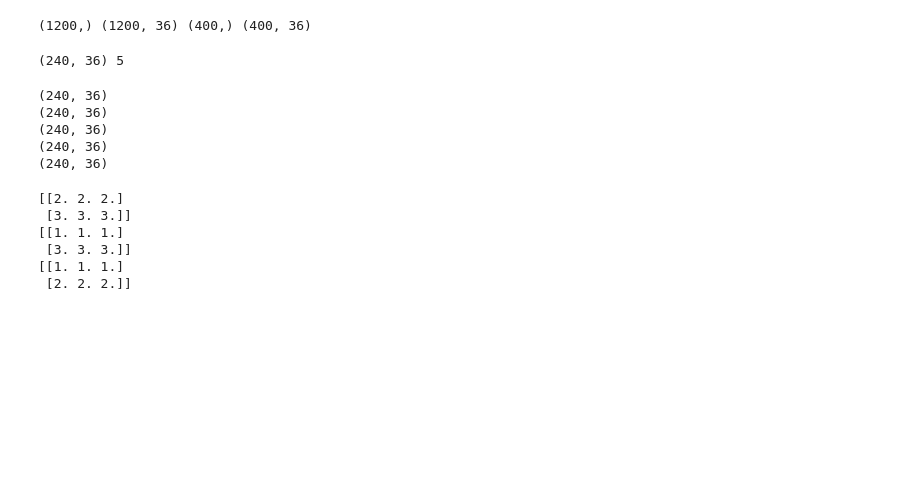
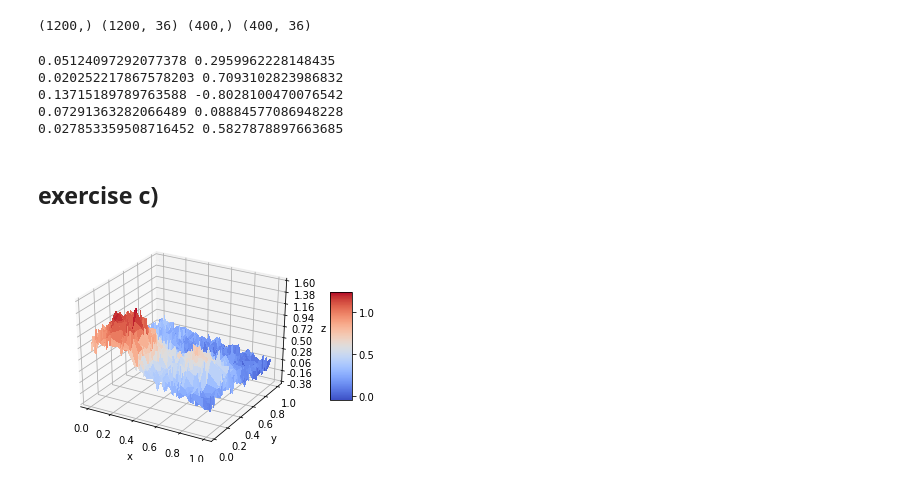
Before and after one commit to sifoss/FYS-STK_project1, a Jupyter notebook: main.ipynb, the cells around one changed output. Saved outputs shown, nothing was run; the diff lists cells and outputs as text; code cells hidden in the pictures; blank space fills up the shorter version.

```diff
--- a/main.ipynb
+++ b/main.ipynb
@@ -52,34 +52,31 @@ X_train, z_train, X_test, z_test= train_test_split(X, z)
 print (z_train.shape, X_train.shape, z_test.shape, X_test.shape)
 # %% [output]
 (1200,) (1200, 36) (400,) (400, 36)
-# %%
-k = 5
-X_kfold, z_kfold = kfold_split(X_train, z_train, k)
-print (X_kfold[0].shape , len(z_kfold))
-# %% [output]
-(240, 36) 5
-# %%
-def kfold_xval():
-    for i in range(k):
-        X_xtrain, z_xtrain = np.delete(X_kfold, i, 0), np.delete(z_kfold, i, 0)
-        X_xtest, z_xtest = X_kfold[i], z_kfold[i]
-        print (X_xtrain.shape)
-kfold_xval()
-# %% [output]
-(240, 36)
-(240, 36)
-(240, 36)
-(240, 36)
-(240, 36)
-# %%
-a = np.ones(3)
-A = [a, 2*a, 3*a]
-for i in range(3):
-    print (np.delete(A, i, 0))
-# %% [output]
-[[2. 2. 2.]
- [3. 3. 3.]]
-[[1. 1. 1.]
- [3. 3. 3.]]
-[[1. 1. 1.]
- [2. 2. 2.]]
+# %%
+k = 5
+M, R = reg.kfold_xval(X_train, z_train, k)
+for i in range(k):
+    print (M[i], R[i])
+# %% [output]
+0.05124097292077378 0.2959962228148435
+0.020252217867578203 0.7093102823986832
+0.13715189789763588 -0.8028100470076542
+0.07291363282066489 0.08884577086948228
+0.027853359508716452 0.5827878897663685
+# %% [markdown]
+## exercise c)
+# %%
+n = 50
+x = np.sort(np.random.rand(n))
+y = np.sort(np.random.rand(n))
+x, y = np.meshgrid(x, y)
+
+noise = 0.1*np.random.randn(n, n)
+z = FrankeFunction(x, y) + noise
+plotter(x, y, z)
+
+x, y, z = x.ravel(), y.ravel(), z.ravel()
+
+reg = Polyfit()
+# %% [output]
+[figure, added]
```
Also changed, not shown: parts of 7 cells of this notebook, 1 other file.
